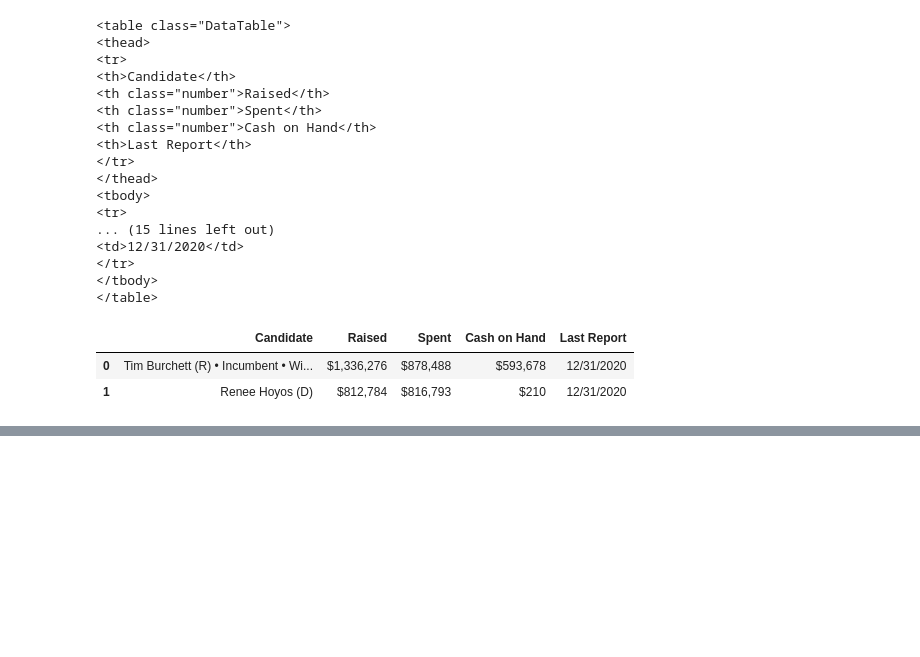
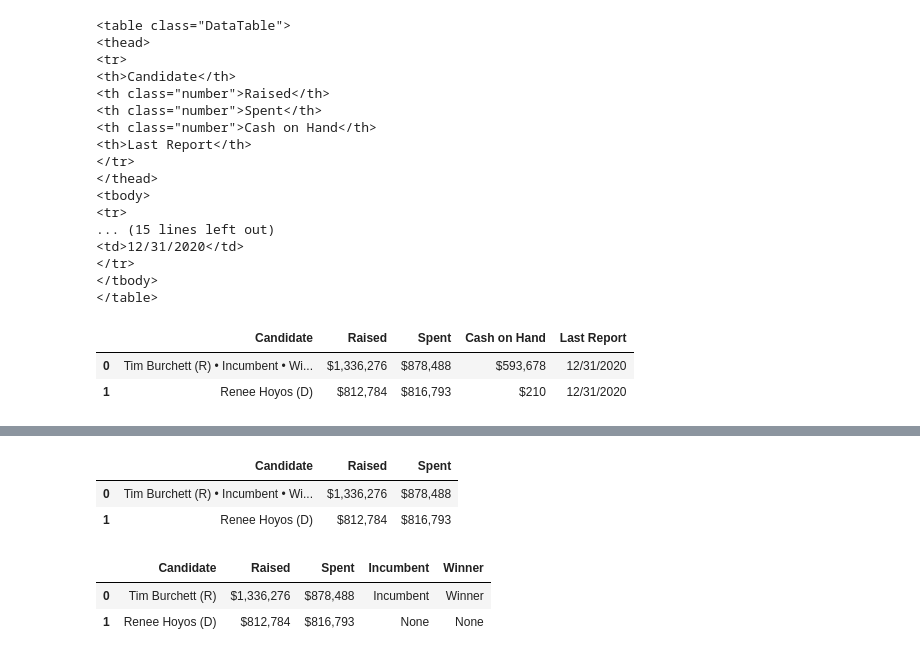
Before and after one commit to nss-data-science-cohort-5/webscraping_open_secrets-orange-oscelots_project-3, a Jupyter notebook: Political contributions.ipynb, the cells around one changed output, grey strips where cells are left out. Cells and saved outputs as stored; diff of their text form; code cells hidden in the pictures; blank space fills up the shorter version.

```diff
--- a/Political contributions.ipynb
+++ b/Political contributions.ipynb
@@ -68,0 +81,10 @@ pd.read_html(str(soup.find('table')))[0]
+# %%
+tn02_table=pd.read_html(str(soup.find('table')))[0]
+# %%
+tn02_table_lean= tn02_table.drop(columns= ['Cash on Hand', 'Last Report'])
+# %%
+tn02_table_lean
+# %% [output]
+|  | Candidate | Raised | Spent |
+| 0 | Tim Burchett (R) • Incumbent • Wi... | $1,336,276 | $878,488 |
+| 1 | Renee Hoyos (D) | $812,784 | $816,793 |
@@ -68,0 +96,6 @@ pd.read_html(str(soup.find('table')))[0]
+# %%
+tn02_table_lean
+# %% [output]
+|  | Candidate | Raised | Spent | Incumbent | Winner |
+| 0 | Tim Burchett (R) | $1,336,276 | $878,488 | Incumbent | Winner |
+| 1 | Renee Hoyos (D) | $812,784 | $816,793 | None | None |
```
Also changed, not shown: parts of 9 cells of this notebook.
